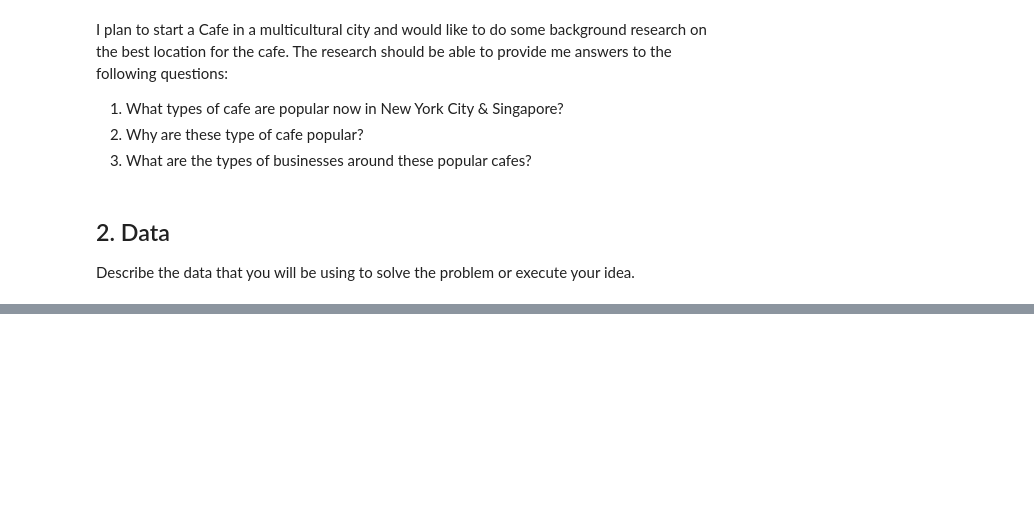
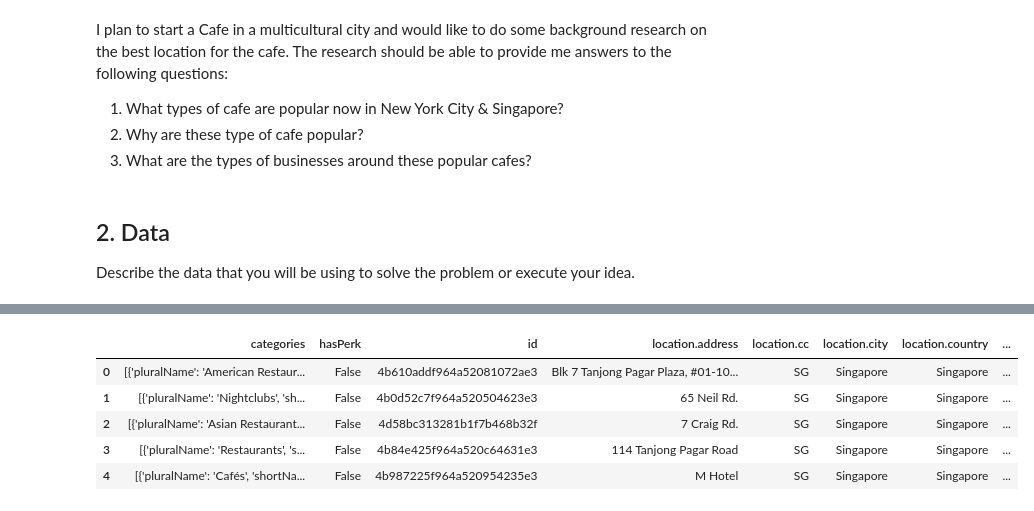
Before and after one commit to gohyiqian/coursera-capstone-project, a Jupyter notebook: The Battle of Neighborhoods (Week 1).ipynb, the cells around one changed output, grey strips where cells are left out. Saved outputs shown, nothing was run; the diff lists cells and outputs as text; code cells hidden in the pictures; blank space fills up the shorter version.

```diff
--- a/The Battle of Neighborhoods (Week 1).ipynb
+++ b/The Battle of Neighborhoods (Week 1).ipynb
@@ -21,0 +86,8 @@ Describe the data that you will be using to solve the problem or execute your id
+# %%
+address = 'Tanjong Pagar, Singapore'
+
+geolocator = Nominatim(user_agent="foursquare_agent")
+location = geolocator.geocode(address)
+latitude = location.latitude
+longitude = location.longitude
+print('The geograpical coordinate of Singapore are {}, {}.'.format(latitude, longitude))
@@ -21,0 +128,14 @@ Describe the data that you will be using to solve the problem or execute your id
+# %%
+# assign relevant part of JSON to venues
+venues = results['response']['venues']
+
+# tranform venues into a dataframe
+dataframe = json_normalize(venues)
+dataframe.head()
+# %% [output]
+|  | categories | hasPerk | id | location.address | location.cc | location.city | location.country | ... |
+| 0 | [{'pluralName': 'American Restaur... | False | 4b610addf964a52081072ae3 | Blk 7 Tanjong Pagar Plaza, #01-10... | SG | Singapore | Singapore | ... |
+| 1 | [{'pluralName': 'Nightclubs', 'sh... | False | 4b0d52c7f964a520504623e3 | 65 Neil Rd. | SG | Singapore | Singapore | ... |
+| 2 | [{'pluralName': 'Asian Restaurant... | False | 4d58bc313281b1f7b468b32f | 7 Craig Rd. | SG | Singapore | Singapore | ... |
+| 3 | [{'pluralName': 'Restaurants', 's... | False | 4b84e425f964a520c64631e3 | 114 Tanjong Pagar Road | SG | Singapore | Singapore | ... |
+| 4 | [{'pluralName': 'Cafés', 'shortNa... | False | 4b987225f964a520954235e3 | M Hotel | SG | Singapore | Singapore | ... |
```
Also changed, not shown: parts of 11 cells of this notebook.
